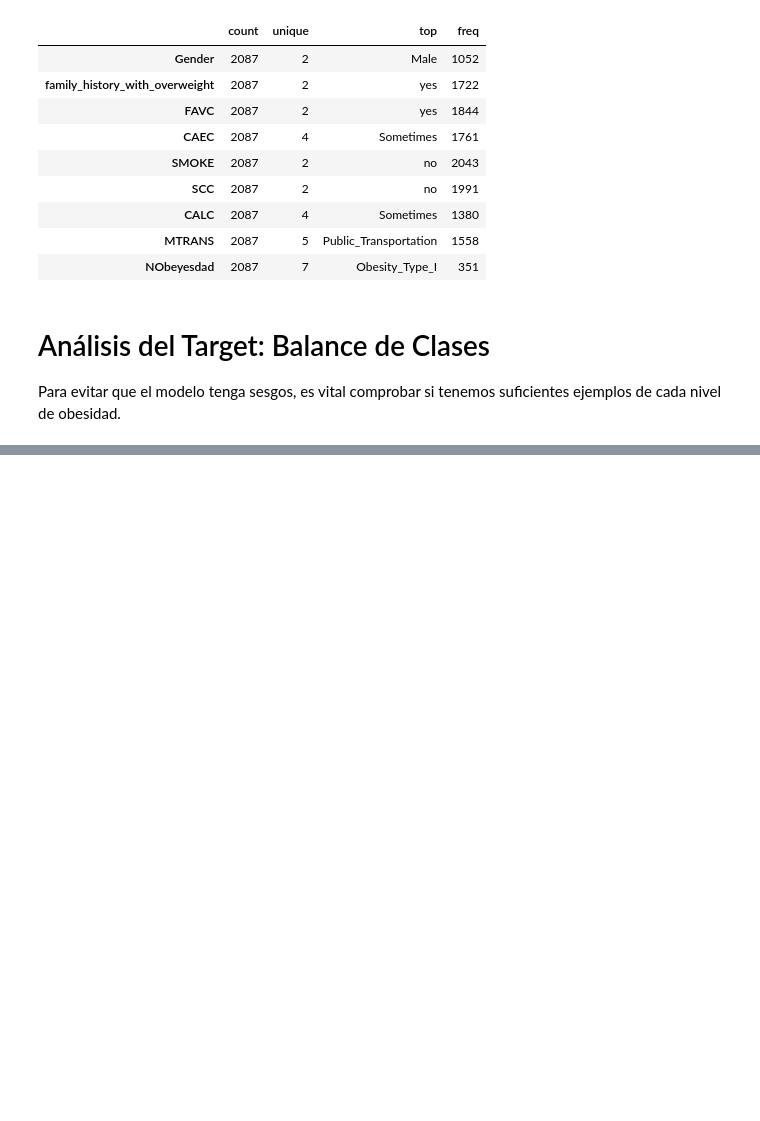
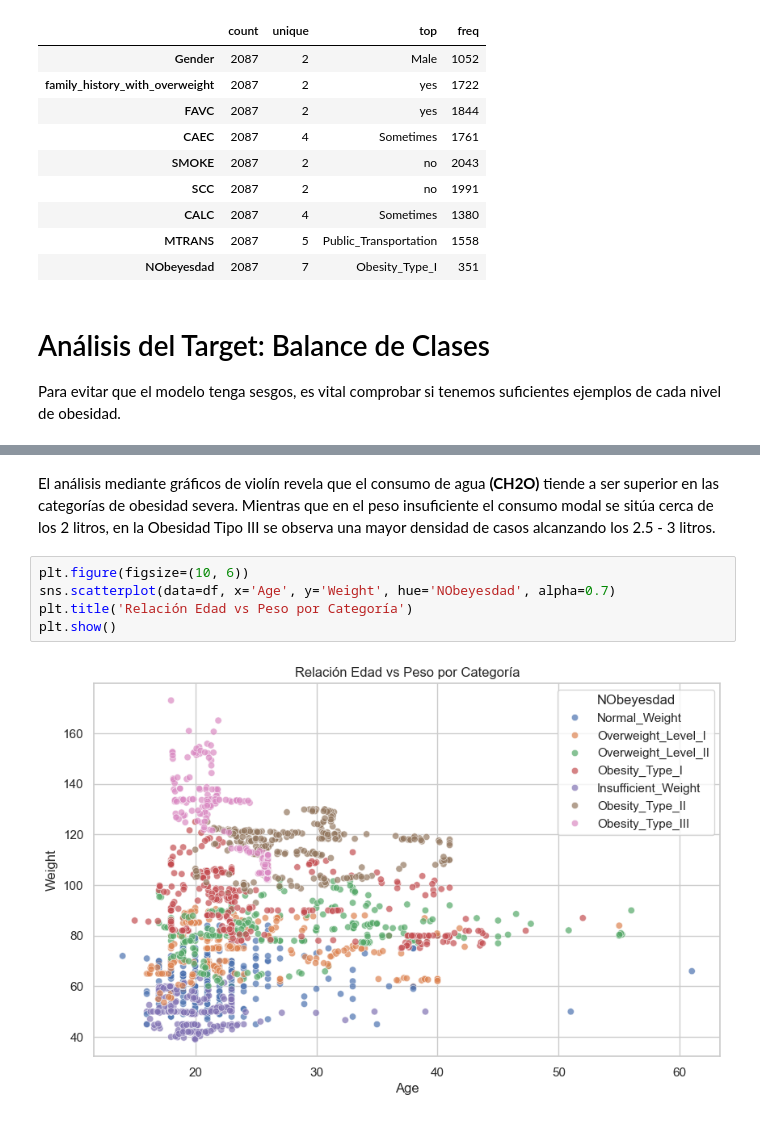
Before and after one commit to Bootcamp-IA-P6/p7_g1_multiclase, a Jupyter notebook: notebooks/eda_obesity_g.ipynb, the cells around one changed output, grey strips where cells are left out. Drawn from its saved outputs; the diff is of its cells as text; blank space fills up the shorter version.

```diff
--- a/notebooks/eda_obesity_g.ipynb
+++ b/notebooks/eda_obesity_g.ipynb
@@ -166,0 +243,9 @@ Name: proportion, dtype: float64
+# %% [markdown]
+El análisis mediante gráficos de violín revela que el consumo de agua **(CH2O)** tiende a ser superior en las categorías de obesidad severa. Mientras que en el peso insuficiente el consumo modal se sitúa cerca de los 2 litros, en la Obesidad Tipo III se observa una mayor densidad de casos alcanzando los 2.5 - 3 litros.
+# %%
+plt.figure(figsize=(10, 6))
+sns.scatterplot(data=df, x='Age', y='Weight', hue='NObeyesdad', alpha=0.7)
+plt.title('Relación Edad vs Peso por Categoría')
+plt.show()
+# %% [output]
+[figure, added]
```
Also changed, not shown: parts of 9 cells of this notebook, 1 other file.
